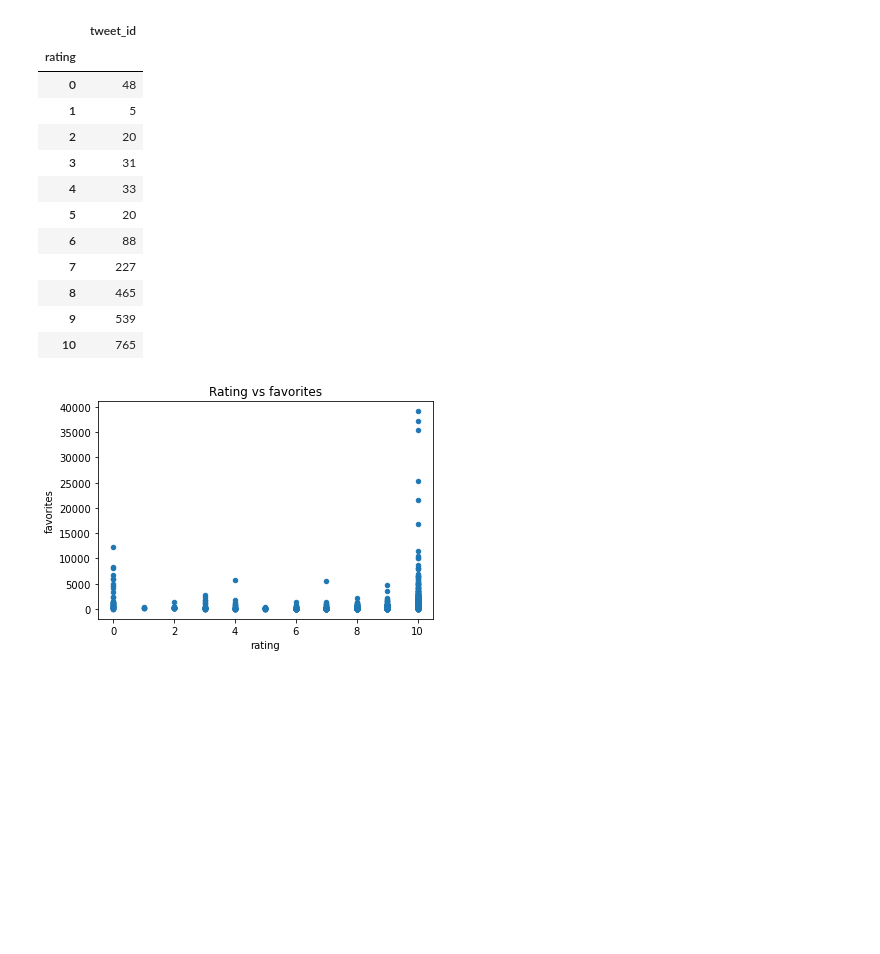
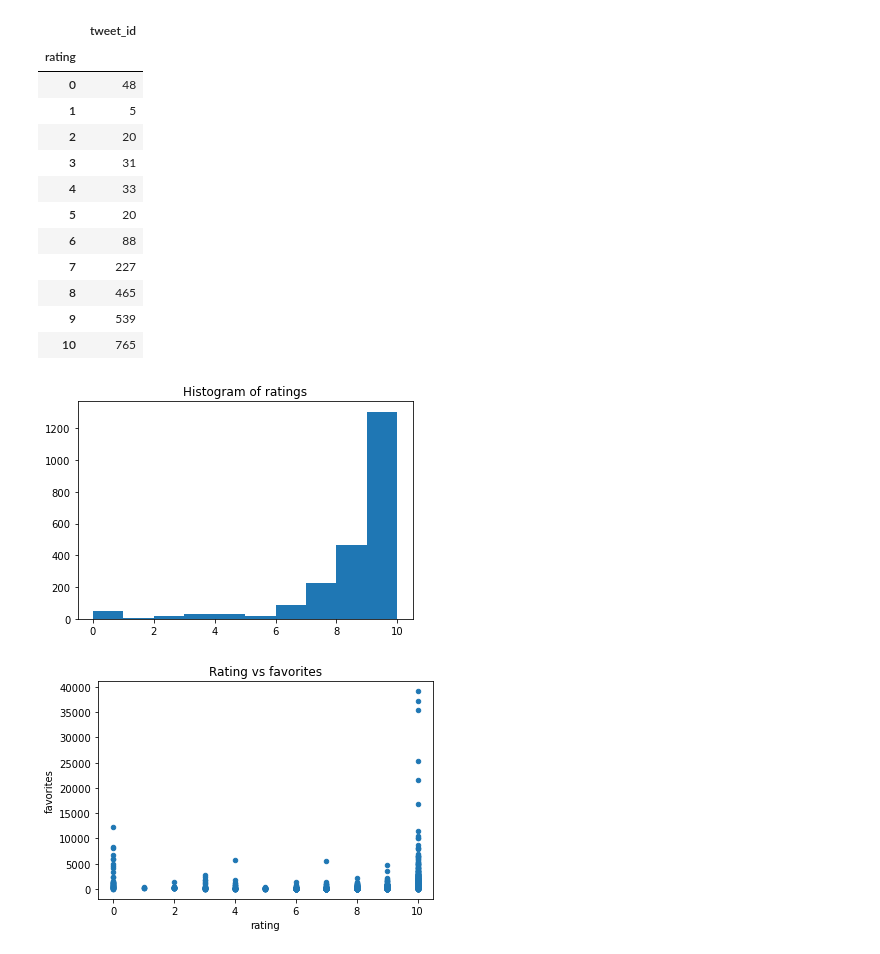
Before and after one commit to laurenmarar/RoomRater, a Jupyter notebook: RoomRater.ipynb, the cells around one changed output. Cells and saved outputs as stored; diff of their text form; code cells hidden in the pictures; blank space fills up the shorter version.

```diff
--- a/RoomRater.ipynb
+++ b/RoomRater.ipynb
@@ -231,3 +224,9 @@ rated_clean[['tweet_id','rating']].groupby('rating').count()
 | 8 | 465 |
 | 9 | 539 |
 | 10 | 765 |
+# %%
+plt.hist(rated_clean['rating'])
+plt.title('Histogram of ratings')
+plt.show()
+# %% [output]
+[figure, added]
```
Also changed, not shown: parts of 34 cells of this notebook, 1 other file.
